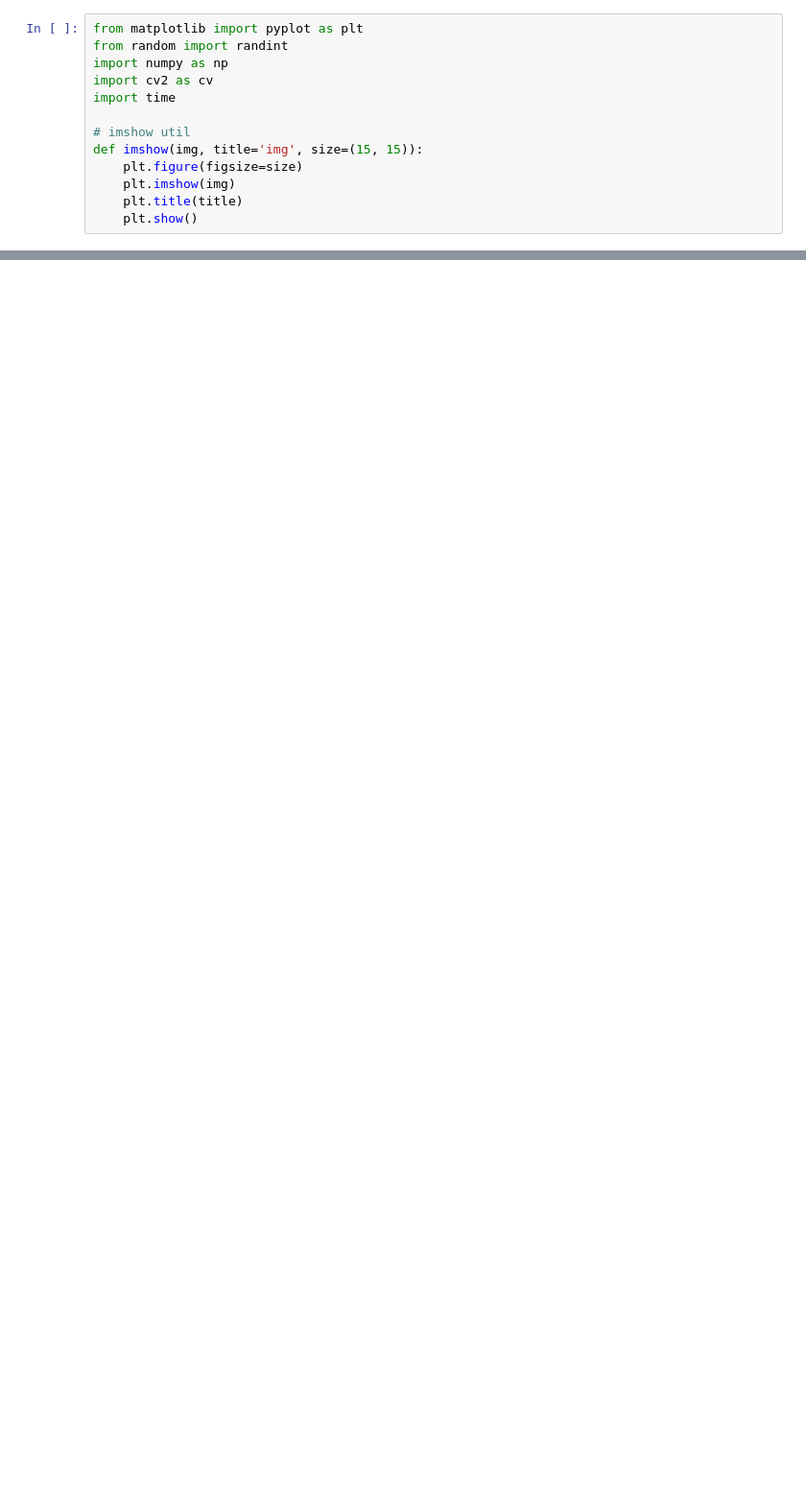
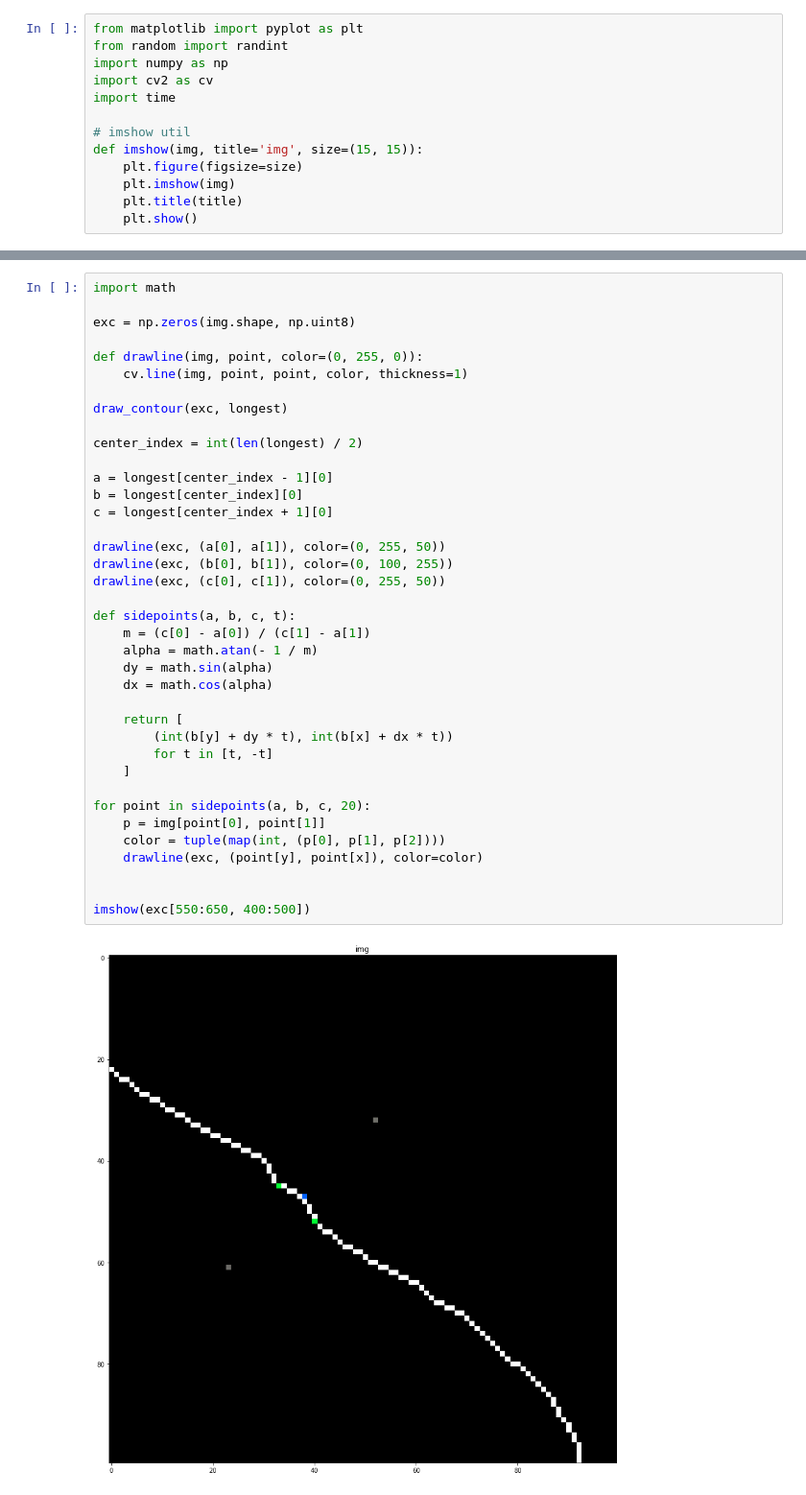
Before and after one commit to CHIP-AstroPi/src, a Jupyter notebook: rivers/rivers_detection.ipynb, the cells around one changed output, grey strips where cells are left out. Shown at 96% size. Drawn from its saved outputs; the diff is of its cells as text; blank space fills up the shorter version.

Commit message:
sidepoints cleanup

```diff
--- a/rivers/rivers_detection.ipynb
+++ b/rivers/rivers_detection.ipynb
@@ -173,0 +174,40 @@ Elapsed time for reducing all contours: 3.421
+# %%
+import math
+
+exc = np.zeros(img.shape, np.uint8)
+
+def drawline(img, point, color=(0, 255, 0)):
+    cv.line(img, point, point, color, thickness=1)
+
+draw_contour(exc, longest)
+
+center_index = int(len(longest) / 2)
+
+a = longest[center_index - 1][0]
+b = longest[center_index][0]
+c = longest[center_index + 1][0]
+
+drawline(exc, (a[0], a[1]), color=(0, 255, 50))
+drawline(exc, (b[0], b[1]), color=(0, 100, 255))
+drawline(exc, (c[0], c[1]), color=(0, 255, 50))
+
+def sidepoints(a, b, c, t):
+    m = (c[0] - a[0]) / (c[1] - a[1])
+    alpha = math.atan(- 1 / m)
+    dy = math.sin(alpha)
+    dx = math.cos(alpha)
+
+    return [
+        (int(b[y] + dy * t), int(b[x] + dx * t))
+        for t in [t, -t]
+    ]
+
+for point in sidepoints(a, b, c, 20):
+    p = img[point[0], point[1]]
+    color = tuple(map(int, (p[0], p[1], p[2])))
+    drawline(exc, (point[y], point[x]), color=color)
+
+
+imshow(exc[550:650, 400:500])
+# %% [output]
+[figure, added]
```
Also changed, not shown: parts of 7 cells of this notebook.
